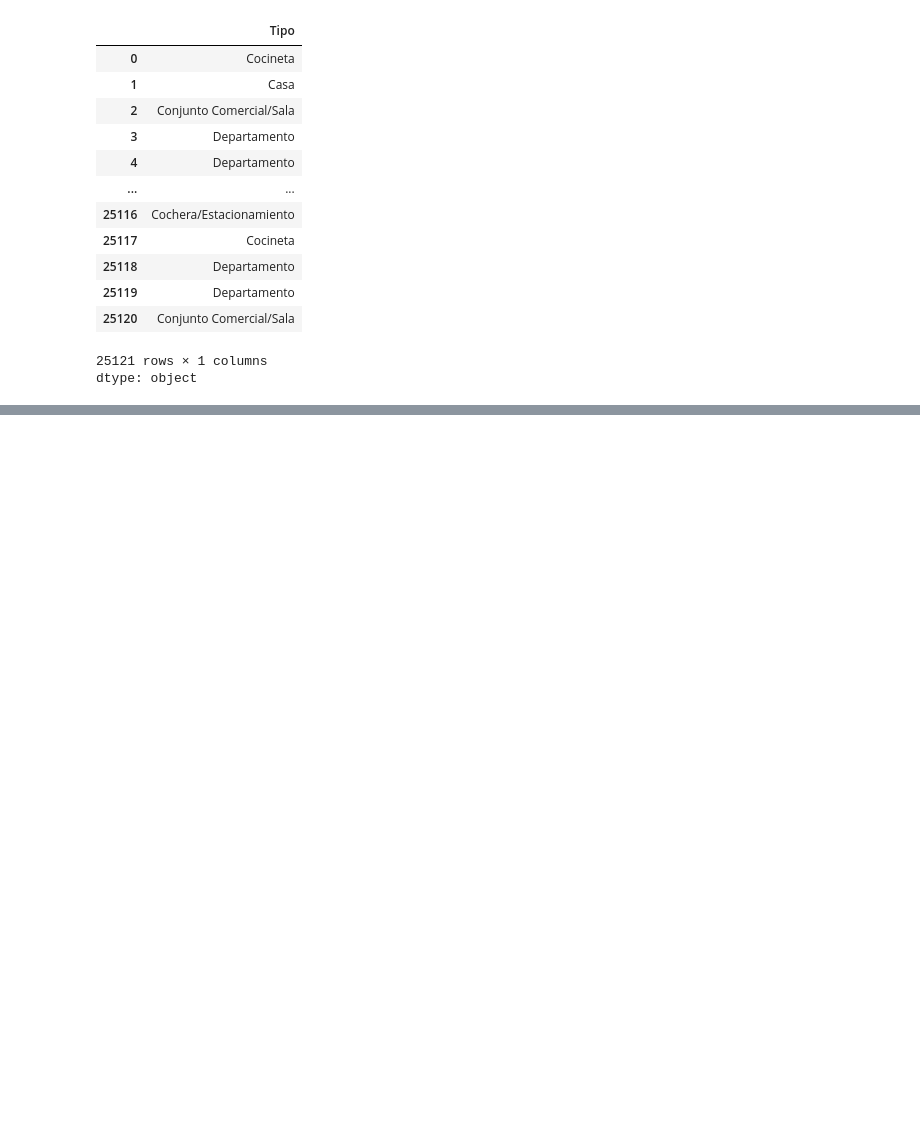
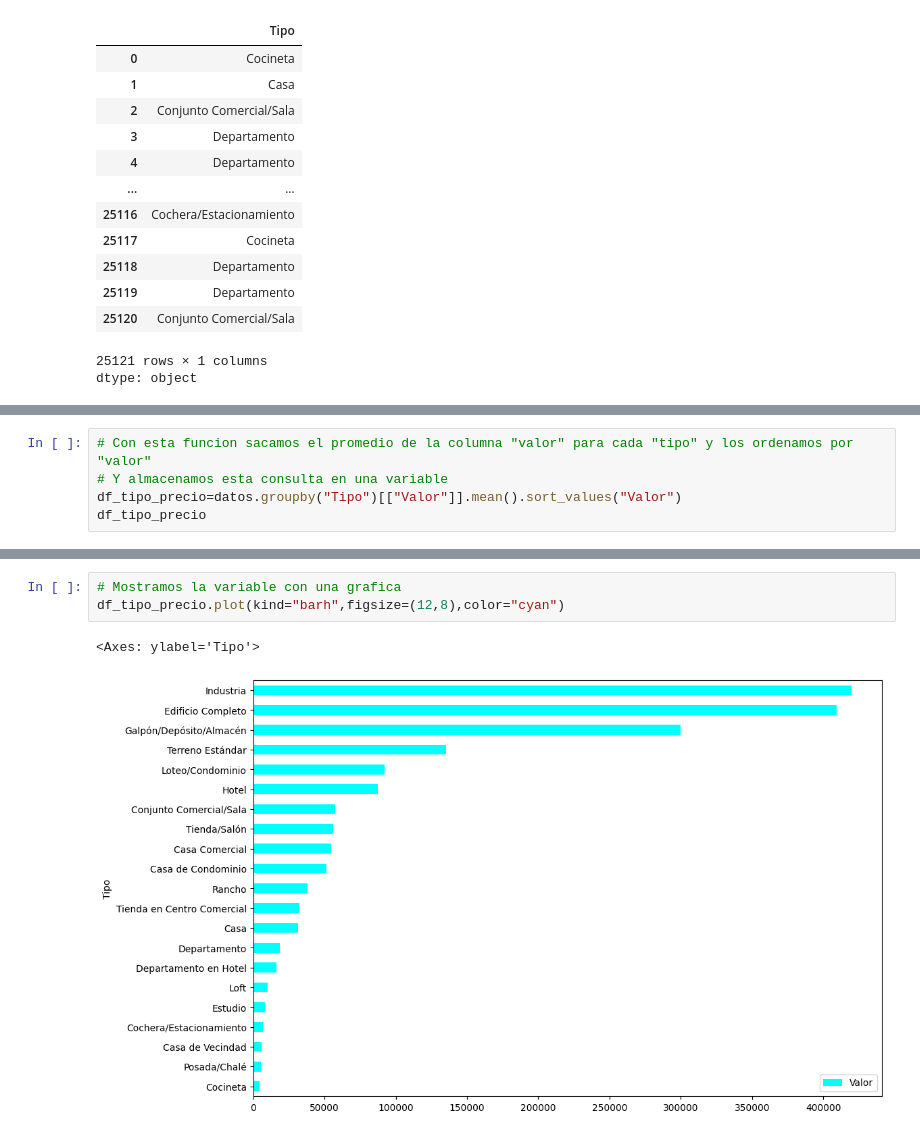
Before and after one commit to Kross363/Python-Data-Science, a Jupyter notebook: Pandas_biblioteca.ipynb, the cells around one changed output, grey strips where cells are left out. Cells and saved outputs as stored; diff of their text form; blank space fills up the shorter version.

```diff
--- a/Pandas_biblioteca.ipynb
+++ b/Pandas_biblioteca.ipynb
@@ -148,0 +167,5 @@ dtype: object
+# %%
+# Con esta funcion sacamos el promedio de la columna "valor" para cada "tipo" y los ordenamos por "valor"
+# Y almacenamos esta consulta en una variable
+df_tipo_precio=datos.groupby("Tipo")[["Valor"]].mean().sort_values("Valor")
+df_tipo_precio
@@ -148,0 +191,6 @@ dtype: object
+# %%
+# Mostramos la variable con una grafica
+df_tipo_precio.plot(kind="barh",figsize=(12,8),color="cyan")
+# %% [output]
+<Axes: ylabel='Tipo'>
+[figure, added]
```
Also changed, not shown: parts of 5 cells of this notebook.
